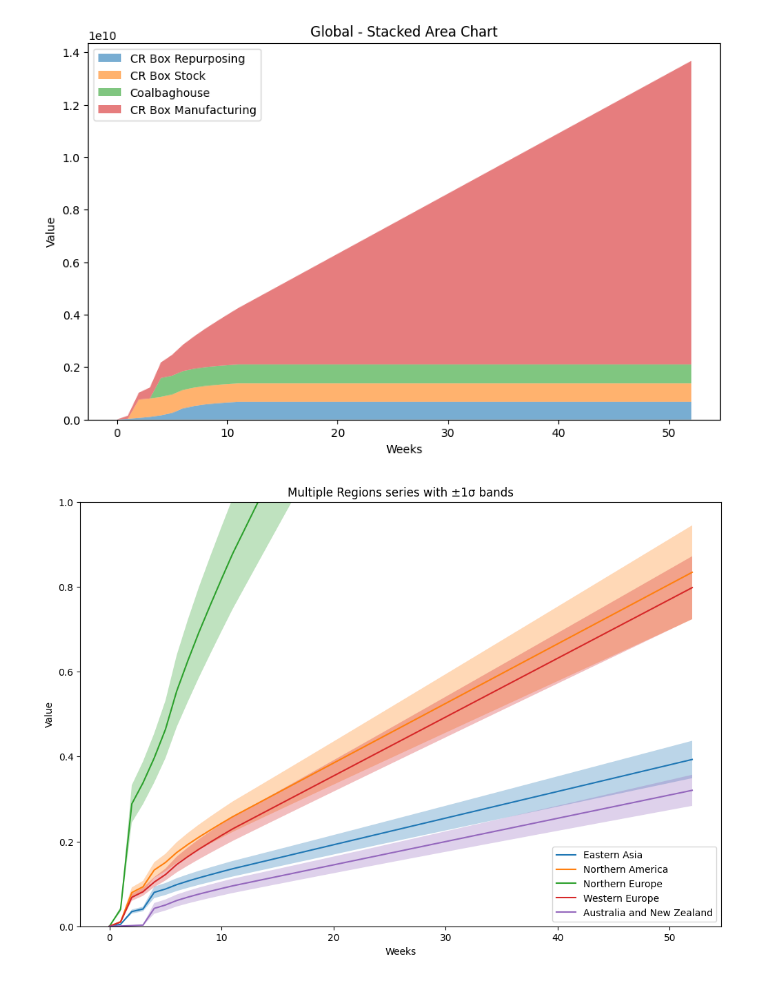
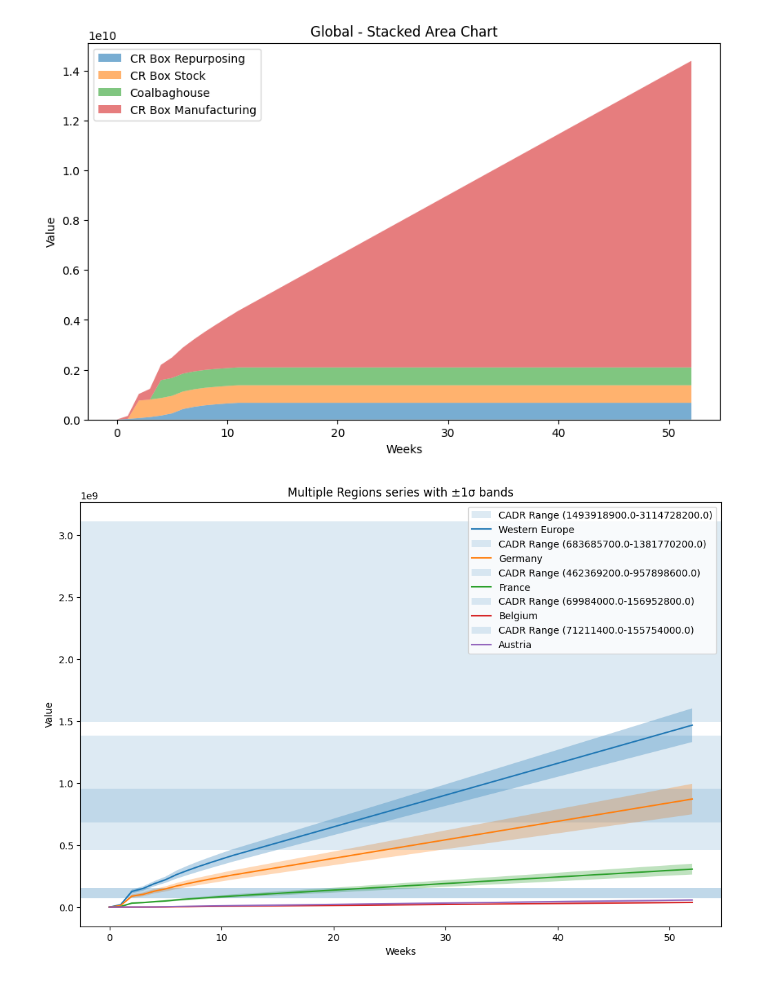
Before and after one commit to SPROOK/InRoomAirFilterScaleUp, a Jupyter notebook: scripts/Scale_Up_Visualiser.ipynb, the cells around one changed output. Saved outputs shown, nothing was run; the diff lists cells and outputs as text; code cells hidden in the pictures.

```diff
--- a/scripts/Scale_Up_Visualiser.ipynb
+++ b/scripts/Scale_Up_Visualiser.ipynb
@@ -143,11 +143,11 @@ df_CR_STOCK_loaded = pd.read_pickle(cr_stock_scale_up_path.with_suffix(".pkl"))
 df_COALBAG_loaded = pd.read_pickle(coalbag_scale_up_path.with_suffix(".pkl"))
 df_CR_MAN_loaded = pd.read_pickle(cr_man_scale_up_path.with_suffix(".pkl"))
 
-plot_region(df_MAIN_loaded, "Australia", sigma=2, show_CADR=True)
+plot_region(df_MAIN_loaded, "Global", sigma=2, show_CADR=True)
 # plot_region(df_PERCENT_ECW_LOADED, "Australia", sigma=2, show_CADR=False)
 plot_stacked_regions(df_CR_REPUR_loaded, df_CR_STOCK_loaded, df_COALBAG_loaded, df_CR_MAN_loaded, "Global")
 
-plot_multiple_regions(df_PERCENT_ECW_LOADED, ["Eastern Asia", "Northern America", "Northern Europe", 'Western Europe', 'Australia and New Zealand'], sigma =1, show_CADR=False)
+plot_multiple_regions(df_MAIN_loaded, ['Western Europe', "Germany", 'France', 'Belgium', "Austria"], sigma =1, show_CADR=True)
 
 # for i in UNRegion_list:
     # plot_region(df_MAIN_loaded, i, sigma=1)
@@ -157,5 +157,5 @@ plot_multiple_regions(df_PERCENT_ECW_LOADED, ["Eastern Asia", "Northern America"
-[figure, old version]
+[figure, new version]
-[figure, old version]
+[figure, new version]
 # %%
 ## ---------------------------- Choropleth Plotting ----------------------------
 
```
Also changed, not shown: parts of 2 cells of this notebook, 6 other files.
